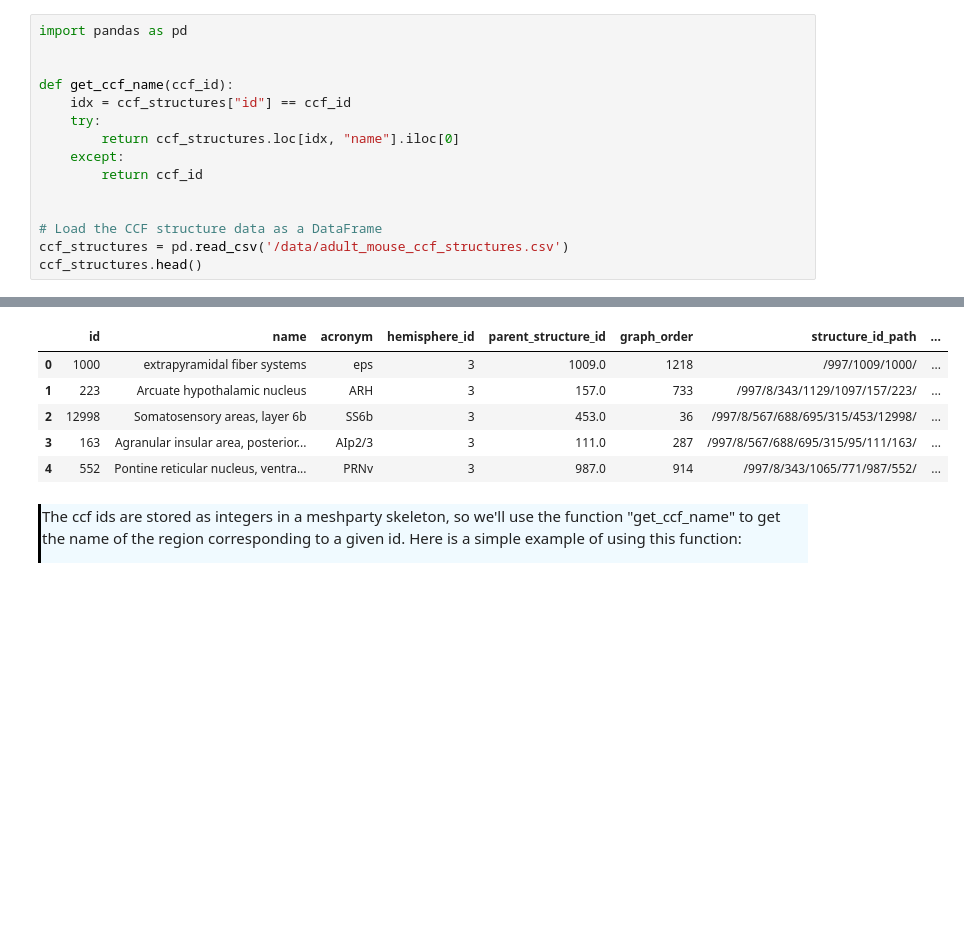
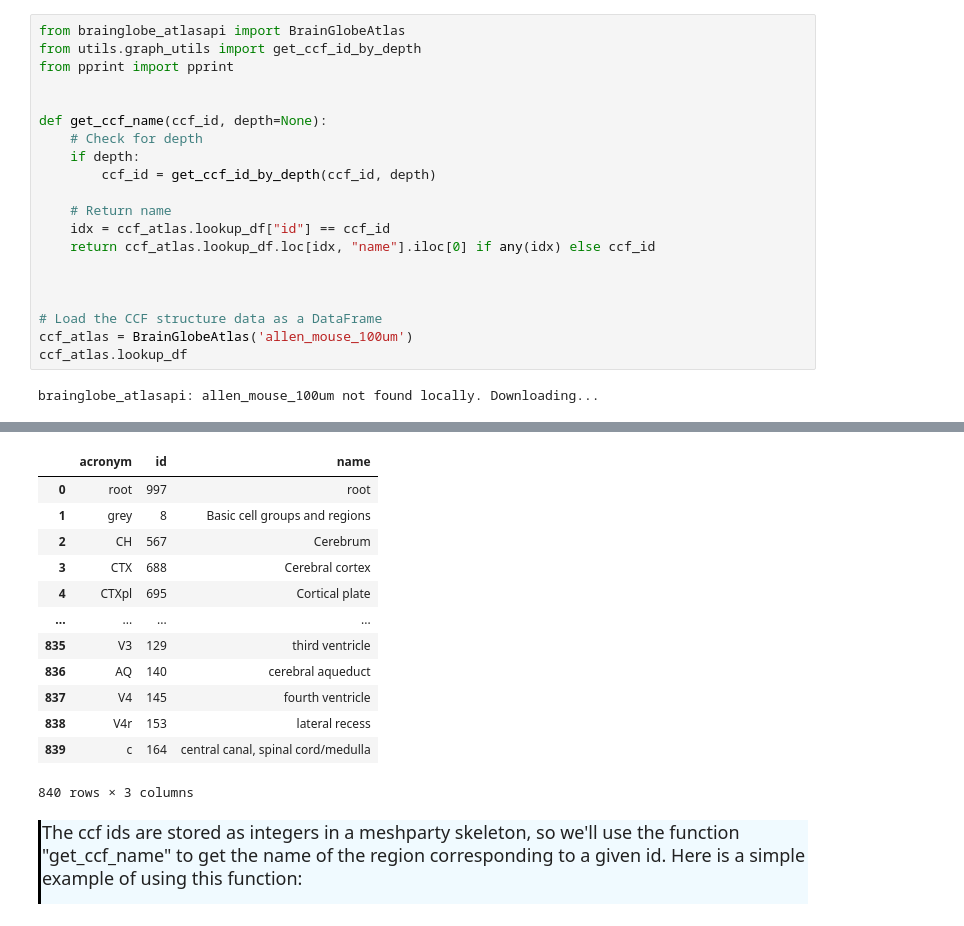
Before and after one commit to JEElsner/SWDB_2024_Anatomy, a Jupyter notebook: code/Notebook 2 - LM Connectivity.ipynb, the cells around one changed output, grey strips where cells are left out. Drawn from its saved outputs; the diff is of its cells as text; blank space fills up the shorter version.

```diff
--- a/code/Notebook 2 - LM Connectivity.ipynb
+++ b/code/Notebook 2 - LM Connectivity.ipynb
@@ -78,16 +46,22 @@ Note: This beginning part is very wordy and most of the text is probably unnecss
 # %%
-import pandas as pd
+from brainglobe_atlasapi import BrainGlobeAtlas
+from utils.graph_utils import get_ccf_id_by_depth
+from pprint import pprint
 
 
-def get_ccf_name(ccf_id):
-    idx = ccf_structures["id"] == ccf_id
-    try:
-        return ccf_structures.loc[idx, "name"].iloc[0]
-    except:
-        return ccf_id
+def get_ccf_name(ccf_id, depth=None):
+    # Check for depth
+    if depth:
+        ccf_id = get_ccf_id_by_depth(ccf_id, depth)
+
+    # Return name
+    idx = ccf_atlas.lookup_df["id"] == ccf_id
+    return ccf_atlas.lookup_df.loc[idx, "name"].iloc[0] if any(idx) else ccf_id
+
 
 
 # Load the CCF structure data as a DataFrame
-ccf_structures = pd.read_csv('/data/adult_mouse_ccf_structures.csv')
-ccf_structures.head()
+ccf_atlas = BrainGlobeAtlas('allen_mouse_100um')
+ccf_atlas.lookup_df
 # %% [output]
+brainglobe_atlasapi: allen_mouse_100um not found locally. Downloading...
@@ -94,11 +71,18 @@ ccf_structures.head()
-|  | id | name | acronym | hemisphere_id | parent_structure_id | graph_order | structure_id_path | ... |
-| 0 | 1000 | extrapyramidal fiber systems | eps | 3 | 1009.0 | 1218 | /997/1009/1000/ | ... |
-| 1 | 223 | Arcuate hypothalamic nucleus | ARH | 3 | 157.0 | 733 | /997/8/343/1129/1097/157/223/ | ... |
-| 2 | 12998 | Somatosensory areas, layer 6b | SS6b | 3 | 453.0 | 36 | /997/8/567/688/695/315/453/12998/ | ... |
-| 3 | 163 | Agranular insular area, posterior... | AIp2/3 | 3 | 111.0 | 287 | /997/8/567/688/695/315/95/111/163/ | ... |
-| 4 | 552 | Pontine reticular nucleus, ventra... | PRNv | 3 | 987.0 | 914 | /997/8/343/1065/771/987/552/ | ... |
+|  | acronym | id | name |
+| 0 | root | 997 | root |
+| 1 | grey | 8 | Basic cell groups and regions |
+| 2 | CH | 567 | Cerebrum |
+| 3 | CTX | 688 | Cerebral cortex |
+| 4 | CTXpl | 695 | Cortical plate |
+| ... | ... | ... | ... |
+| 835 | V3 | 129 | third ventricle |
+| 836 | AQ | 140 | cerebral aqueduct |
+| 837 | V4 | 145 | fourth ventricle |
+| 838 | V4r | 153 | lateral recess |
+| 839 | c | 164 | central canal, spinal cord/medulla |
+840 rows × 3 columns
 # %% [markdown]
 <div style="border-left: 3px solid #000; padding: 1px; padding-left: 10px; background: #F0FAFF; ">
 
-<font size="3.5"> The ccf ids are stored as integers in a meshparty skeleton, so we'll use the function "get_ccf_name" to get the name of the region corresponding to a given id. Here is a simple example of using this function: </font>
+<font size="4"> The ccf ids are stored as integers in a meshparty skeleton, so we'll use the function "get_ccf_name" to get the name of the region corresponding to a given id. Here is a simple example of using this function: </font>
 # %%
```
Also changed, not shown: parts of 50 cells of this notebook, 5 other files.
